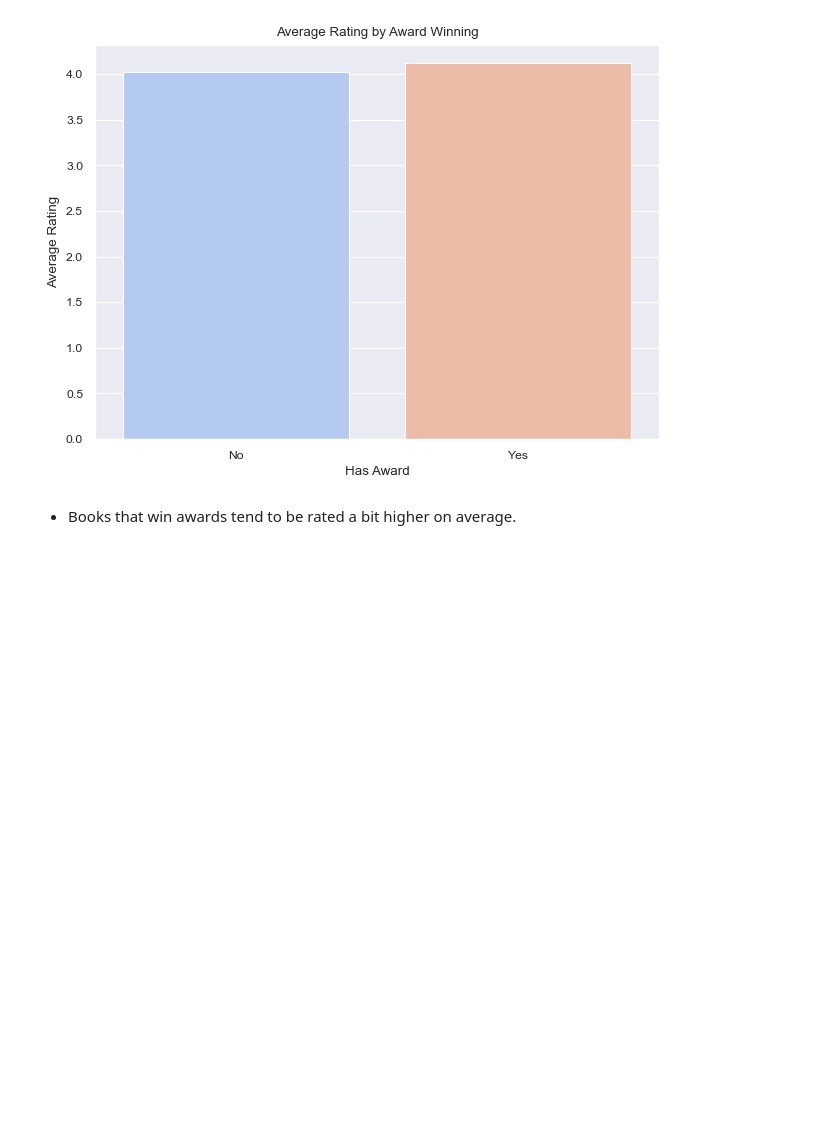
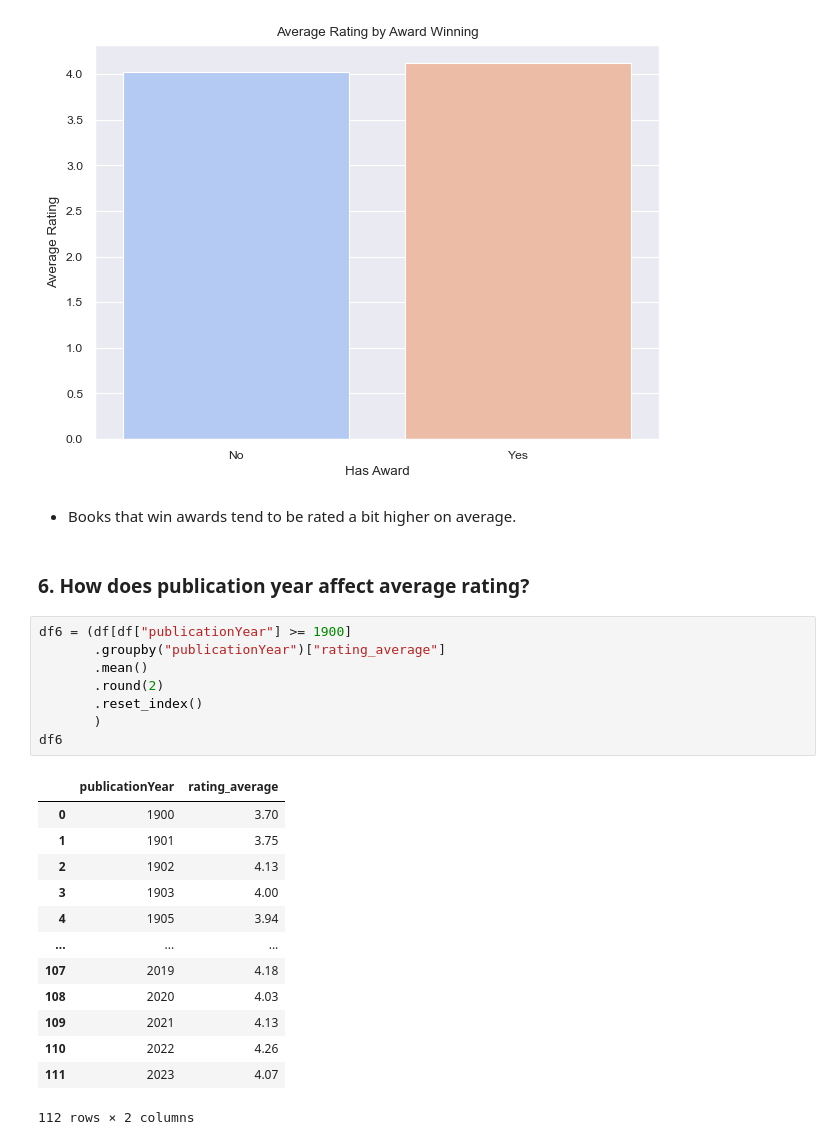
Before and after one commit to mo-chabane-tech/Data-Notebooks-And-Dashboards, a Jupyter notebook: Popular Books For Exchanging/Data Analysis Template.ipynb, the cells around one changed output. Drawn from its saved outputs; the diff is of its cells as text; blank space fills up the shorter version.

```diff
--- a/Popular Books For Exchanging/Data Analysis Template.ipynb
+++ b/Popular Books For Exchanging/Data Analysis Template.ipynb
@@ -347,3 +347,27 @@ plt.show()
 [figure]
 # %% [markdown]
 - Books that win awards tend to be rated a bit higher on average.
+# %% [markdown]
+### 6. How does publication year affect average rating?
+# %%
+df6 = (df[df["publicationYear"] >= 1900]
+       .groupby("publicationYear")["rating_average"]
+       .mean()
+       .round(2)
+       .reset_index()
+       )
+df6
+# %% [output]
+|  | publicationYear | rating_average |
+| 0 | 1900 | 3.70 |
+| 1 | 1901 | 3.75 |
+| 2 | 1902 | 4.13 |
+| 3 | 1903 | 4.00 |
+| 4 | 1905 | 3.94 |
+| ... | ... | ... |
+| 107 | 2019 | 4.18 |
+| 108 | 2020 | 4.03 |
+| 109 | 2021 | 4.13 |
+| 110 | 2022 | 4.26 |
+| 111 | 2023 | 4.07 |
+112 rows × 2 columns
```
Also changed, not shown: parts of 2 cells of this notebook.
